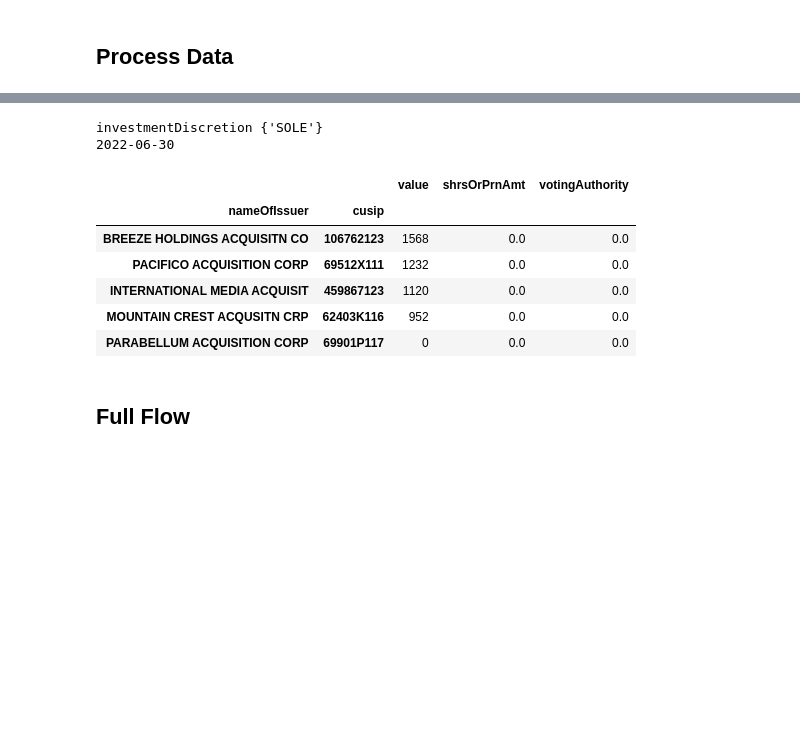
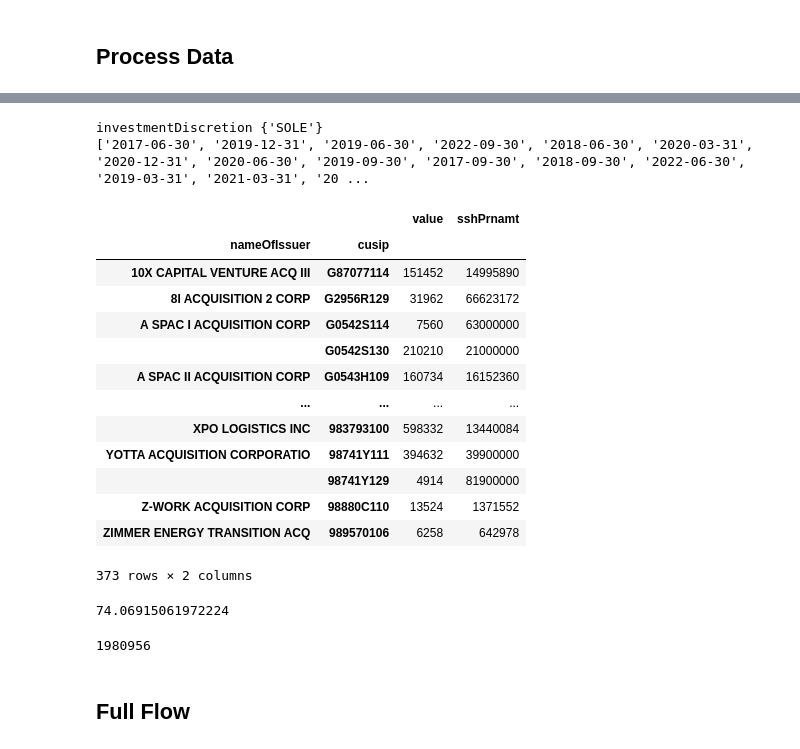
Before and after one commit to whs2k/stockFries_gha, a Jupyter notebook: notebooks/0.1.0-exploration.ipynb, the cells around one changed output, grey strips where cells are left out. Drawn from its saved outputs; the diff is of its cells as text; code cells hidden in the pictures; blank space fills up the shorter version.

```diff
--- a/notebooks/0.1.0-exploration.ipynb
+++ b/notebooks/0.1.0-exploration.ipynb
@@ -176,27 +288,50 @@ Index(['nameOfIssuer', 'titleOfClass', 'cusip', 'value', 'shrsOrPrnAmt',
 # %%
 print('investmentDiscretion', set(df.investmentDiscretion.values))
 #print('shrsOrPrnAmt', set(df.shrsOrPrnAmt.values))
-periods = list(set(df.reportDate.values))
-print(periods[0])
+periods = list(set(df_all.reportDate.values))
+print(periods)
 df_all.reset_index().tail()
+#df_all = pd.to_numeric(df_all)
 df_all[df_all.reportDate == periods[0]].reset_index().tail()
 df_current = df_all[df_all.reportDate == max(periods)].reset_index(drop=True)
 df_previous = df_all[df_all.reportDate == min(periods)].reset_index(drop=True)
+df_current.to_csv('df_current.csv')
+df_previous.to_csv('df_previous.csv')
+df_previous
+df_previous.groupby(['nameOfIssuer','cusip']).sum()
+#df_previous.groupby(['nameOfIssuer','cusip']).agg()
+df_current.groupby(['nameOfIssuer','cusip']).sum()
 # %% [output]
 investmentDiscretion {'SOLE'}
-2022-06-30
+['2017-06-30', '2019-12-31', '2019-06-30', '2022-09-30', '2018-06-30', '2020-03-31', '2020-12-31', '2020-06-30', '2019-09-30', '2017-09-30', '2018-09-30', '2022-06-30', '2019-03-31', '2021-03-31', '20 ...
+|  |  | value | sshPrnamt |
+| nameOfIssuer | cusip |  |  |
+| 10X CAPITAL VENTURE ACQ III | G87077114 | 151452 | 14995890 |
+| 8I ACQUISITION 2 CORP | G2956R129 | 31962 | 66623172 |
+| A SPAC I ACQUISITION CORP | G0542S114 | 7560 | 63000000 |
+|  | G0542S130 | 210210 | 21000000 |
+| A SPAC II ACQUISITION CORP | G0543H109 | 160734 | 16152360 |
+| ... | ... | ... | ... |
+| XPO LOGISTICS INC | 983793100 | 598332 | 13440084 |
+| YOTTA ACQUISITION CORPORATIO | 98741Y111 | 394632 | 39900000 |
+|  | 98741Y129 | 4914 | 81900000 |
+| Z-WORK ACQUISITION CORP | 98880C110 | 13524 | 1371552 |
+| ZIMMER ENERGY TRANSITION ACQ | 989570106 | 6258 | 642978 |
+373 rows × 2 columns
+# %%
+655256*1000/8846544
+# %% [output]
+74.06915061972224
 # %%
-df_current_g = df_current.groupby(['nameOfIssuer','cusip']).sum().sort_values('value', ascending=False)
-df_previous_g = df_previous.groupby(['nameOfIssuer','cusip']).sum().sort_values('value', ascending=False)
+df_current_g = df_current.groupby(['nameOfIssuer','cusip']).sum()#.sort_values('value', ascending=False)
+df_previous_g = df_previous.groupby(['nameOfIssuer','cusip']).sum()#.sort_values('value', ascending=False)
+df_current_g.to_csv('df_current_g.csv')
+df_previous_g.to_csv('df_previous_g.csv')
 df_previous_g.tail()
+df_diff = df_current_g - df_previous_g
+df_diff.sort_values('value').value.max()
 # %% [output]
-|  |  | value | shrsOrPrnAmt | votingAuthority |
-| nameOfIssuer | cusip |  |  |  |
-| BREEZE HOLDINGS ACQUISITN CO | 106762123 | 1568 | 0.0 | 0.0 |
-| PACIFICO ACQUISITION CORP | 69512X111 | 1232 | 0.0 | 0.0 |
-| INTERNATIONAL MEDIA ACQUISIT | 459867123 | 1120 | 0.0 | 0.0 |
-| MOUNTAIN CREST ACQUSITN CRP | 62403K116 | 952 | 0.0 | 0.0 |
-| PARABELLUM ACQUISITION CORP | 69901P117 | 0 | 0.0 | 0.0 |
+1980956
 # %%
 def process_scraped_data(df_all_):
     periods = list(set(df_all_.reportDate.values))
```
Also changed, not shown: parts of 12 cells of this notebook, 15 other files.
